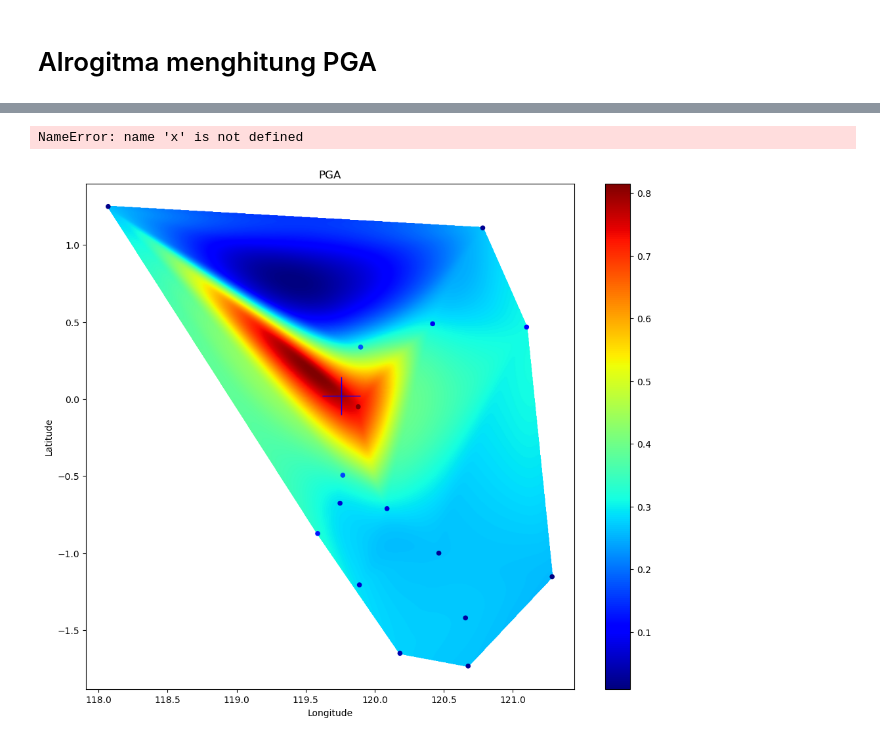
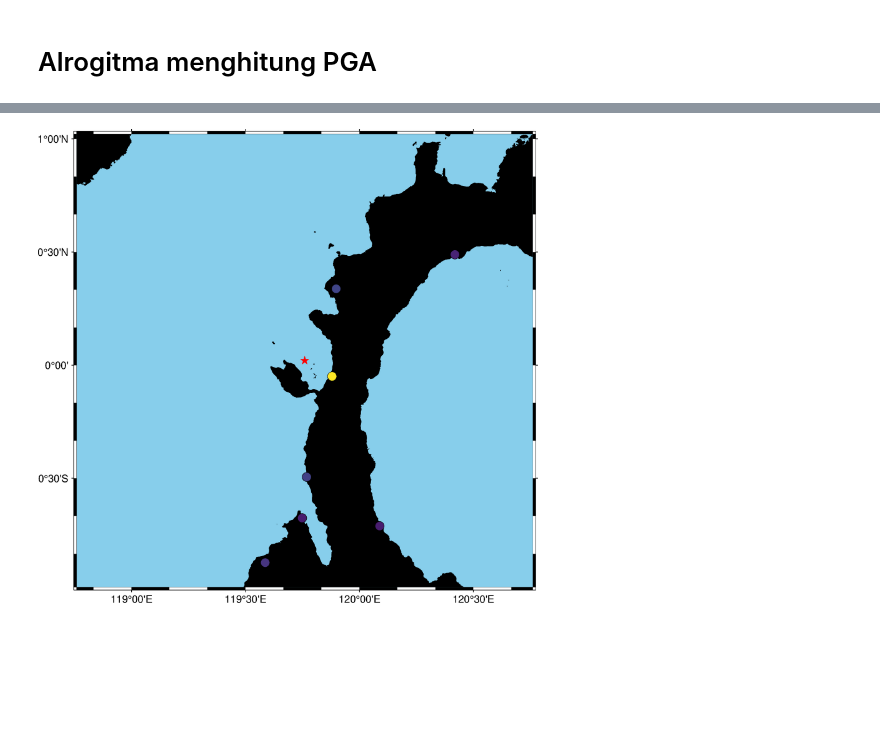
Before and after one commit to Najibsyami/Simple_PGA, a Jupyter notebook: Main.ipynb, the cells around one changed output, grey strips where cells are left out. Saved outputs shown, nothing was run; the diff lists cells and outputs as text; code cells hidden in the pictures; blank space fills up the shorter version.

Commit message:
perbaikan error

```diff
--- a/Main.ipynb
+++ b/Main.ipynb
@@ -83,25 +82,0 @@ Index(['evid', 'origin', 'jdate', 'lon', 'lat', 'depth', 'mw', 'auth'], dtype='o
-# %%
-import numpy as np
-from scipy.interpolate import griddata # Min max coordinates
-xmin,xmax = min(x),max(x)
-ymin,ymax = min(y),max(y)
-xgrid = np.linspace(xmin, xmax, 1000)
-ygrid = np.linspace(ymin, ymax, 1000)
-xgrid, ygrid = np.meshgrid(xgrid, ygrid)# Interpolation
-cba = griddata((x,y),col,(xgrid,ygrid), method = 'cubic')
-# %% [output]
-NameError: name 'x' is not defined
-# %%
-import matplotlib.pyplot as plt
-
-plt.figure(figsize = (12, 10))
-plt.scatter(xgrid, ygrid, c = cba, cmap = 'jet', s=1)
-plt.scatter(x, y, c = col, cmap = 'jet', s=20)
-plt.plot(kejadian.lon, kejadian.lat,'b+',markersize=42)
-plt.xlabel('Longitude')
-plt.ylabel('Latitude')
-plt.colorbar()
-plt.title('PGA')
-plt.show()
-# %% [output]
-[figure, removed]
@@ -110,25 +83,26 @@ import pygmt
 # %%
+import pygmt
+
 region = [
-    kejadian.lon.min() - 2,
-    kejadian.lon.max() + 2,
-    kejadian.lat.min() - 2,
-    kejadian.lat.max() + 2,
+    kejadian.lon.min() - 1,
+    kejadian.lon.max() + 1,
+    kejadian.lat.min() - 1,
+    kejadian.lat.max() + 1,
 ]
 
-proj= 'M12c'
+pygmt.makecpt(cmap="viridis", series=[data.pga.min(), data.pga.max()],output='pga.cpt')
+
 fig = pygmt.Figure()
-fig.basemap(region=region, projection=proj, frame=True)
-fig.coast(land="gray", water='white')
-fig.plot(x=kejadian.lon,y=kejadian.lat,style='a0.5c',fill='red')
-pygmt.makecpt(cmap="viridis", series=[data.pga.min(), data.pga.max()],output='pga.cpt')
-fig.plot(
-    x=data.lon,
-    y=data.lat,
-    fill=data.pga,
-    cmap='pga.cpt',
-    style="c0.75c",
-    pen="black",
-    transparency='20'
-)
-fig.colorbar(frame="af+lPGA (m/s^2)")
+fig.basemap(region=region, projection="M15c", frame=True)
+fig.coast(land="black", water="skyblue")
+fig.plot(x = kejadian.lon, y = kejadian.lat, style='a0.3c',fill='red')
+fig.plot(x=data.lon,
+         y=data.lat,
+         fill=data.pga,
+         cmap='pga.cpt',
+         style="c0.3c",
+         pen="black",
+         )
 fig.show()
+# %% [output]
+[figure, added]
```
Also changed, not shown: parts of 2 cells of this notebook.
